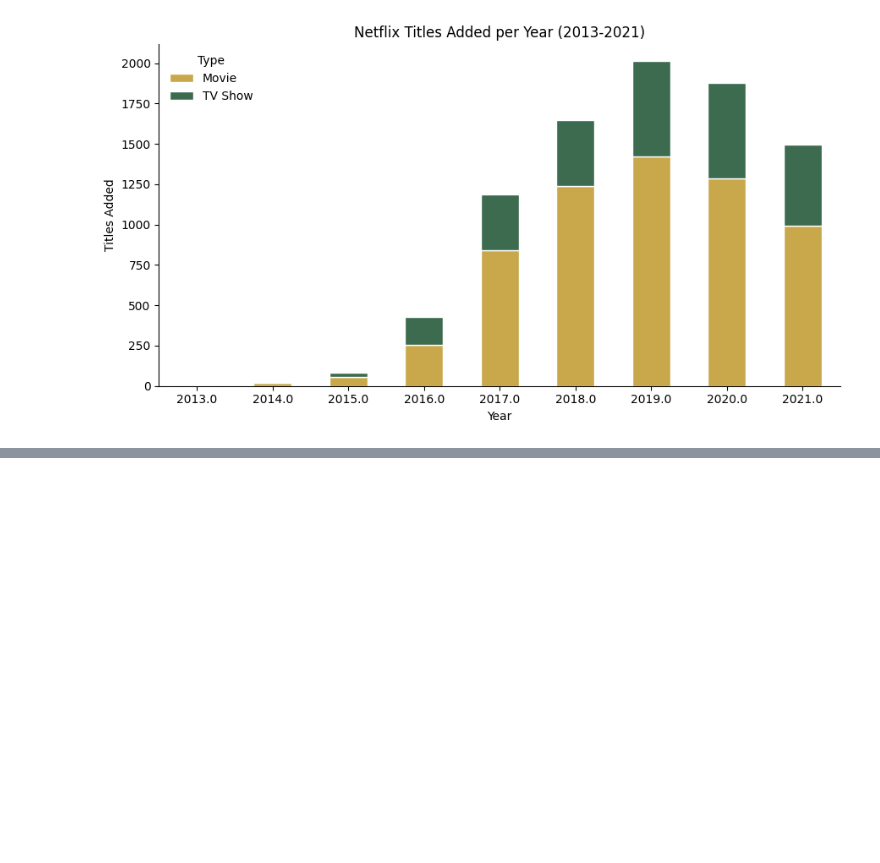
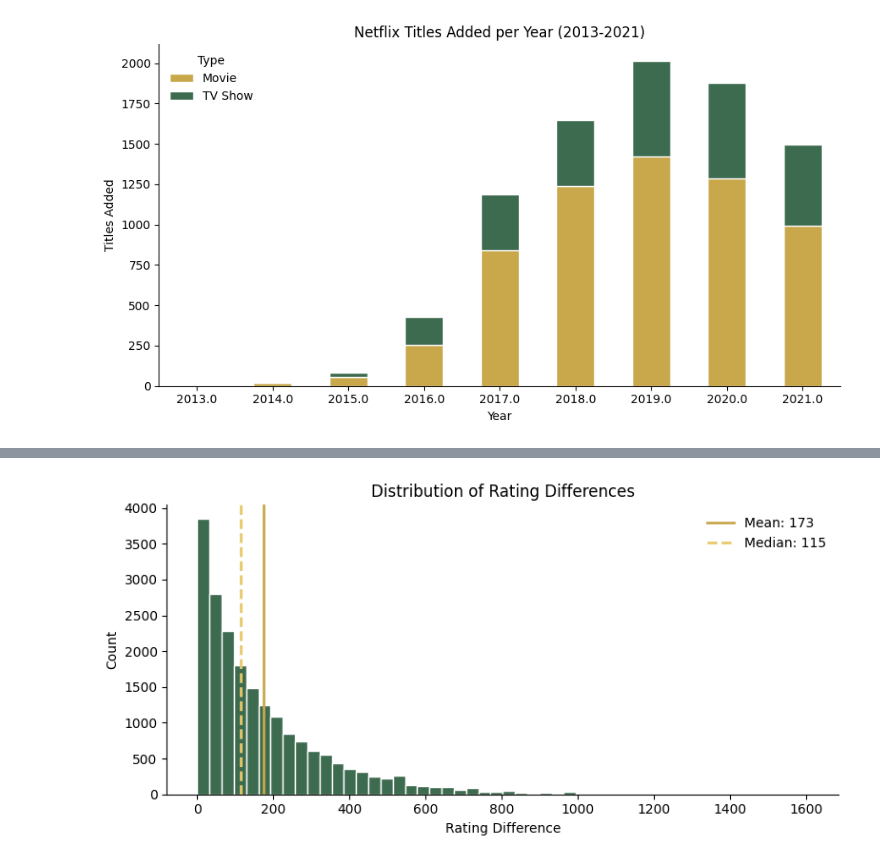
Before and after one commit to dina-masry/Chess_game, a Jupyter notebook: notebooks/01_explore.ipynb, the cells around one changed output, grey strips where cells are left out. Saved outputs shown, nothing was run; the diff lists cells and outputs as text; code cells hidden in the pictures; blank space fills up the shorter version.

```diff
--- a/notebooks/01_explore.ipynb
+++ b/notebooks/01_explore.ipynb
@@ -755,0 +925,17 @@ plt.savefig('../output/stacked_year.png', dpi=150, bbox_inches='tight')
+# %%
+# ── PLOT RATING DIFF ───────────────────────────────
+fig, ax = plt.subplots(figsize=(8, 4))
+ax.hist(games_cleaned['rating_diff'], bins=50, color='#3D6B4F', edgecolor='white')
+ax.axvline(games_cleaned['rating_diff'].mean(), color='#C9A84C', lw=2,
+           label=f"Mean: {games_cleaned['rating_diff'].mean():.0f}")
+ax.axvline(games_cleaned['rating_diff'].median(), color='#E8C96A', lw=2, ls='--',
+           label=f"Median: {games_cleaned['rating_diff'].median():.0f}")
+ax.set_title('Distribution of Rating Differences')
+ax.set_xlabel('Rating Difference')
+ax.set_ylabel('Count')
+ax.legend(frameon=False)
+ax.spines[['top','right']].set_visible(False)
+fig.tight_layout()
+plt.savefig('../output/AQ1_rating_diff_dist.png', dpi=150, bbox_inches='tight')
+# %% [output]
+[figure, added]
```
Also changed, not shown: parts of 34 cells of this notebook, 5 other files.
